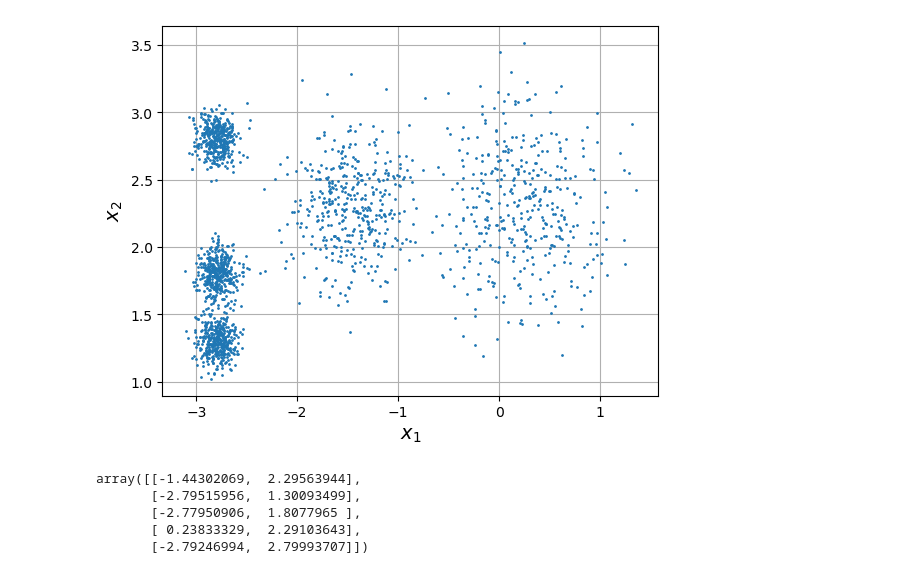
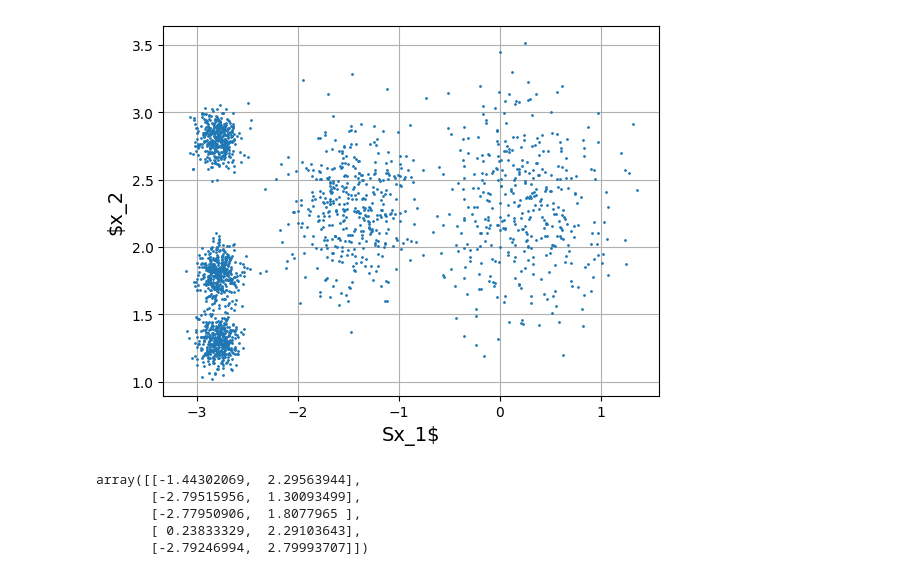
Before and after one commit to cj-chavarria/Machine-Learning-Coursework, a Jupyter notebook: 08_Clustering._kmeans.ipynb, the cells around one changed output. Cells and saved outputs as stored; diff of their text form; code cells hidden in the pictures.

```diff
--- a/08_Clustering._kmeans.ipynb
+++ b/08_Clustering._kmeans.ipynb
@@ -4,27 +4,27 @@ import matplotlib.pyplot as plt
 # %%
 plt.rc('font', size=14)
 plt.rc('axes', labelsize=14, titlesize=14)
-plt.rc('legend', fontsize=14)
+plt.rc('legend', fontsize=12)
 plt.rc('xtick', labelsize=10)
 plt.rc('ytick', labelsize=10)
 # %%
 from sklearn.cluster import KMeans
 from sklearn.datasets import make_blobs
 # %%
-blob_center = np.array([[0.2, 2.3], [-1.5, 2.3], [-2.8, 1.8], [-2.8, 2.8], [-2.8, 1.3]])
+blob_centers = np.array([[0.2, 2.3],[-1.5, 2.3],[-2.8, 1.8],[-2.8, 2.8],[-2.8, 1.3]])
 blob_std = np.array([0.4, 0.3, 0.1, 0.1, 0.1])
-X, y = make_blobs(n_samples=2000, centers=blob_center, cluster_std=blob_std, random_state=101)
+X, y = make_blobs(n_samples=2000, centers=blob_centers, cluster_std=blob_std, random_state=101)
 # %%
 def plt_clusters(X, y=None):
-    plt.scatter(X[:,0], X[:,1], c=y, s=1)
-    plt.xlabel('$x_1$')
-    plt.ylabel('$x_2$')
+    plt.scatter(X[:, 0], X[:, 1], c=y, s=1)
+    plt.xlabel('Sx_1$')
+    plt.ylabel('$x_2')
 
 plt_clusters(X)
 plt.gca().set_axisbelow(True)
 plt.grid()
 plt.show()
 # %% [output]
-[figure, old version]
+[figure, new version]
 # %%
 n_clusters = 5
```
Also changed, not shown: parts of 12 cells of this notebook, 1 other file.
